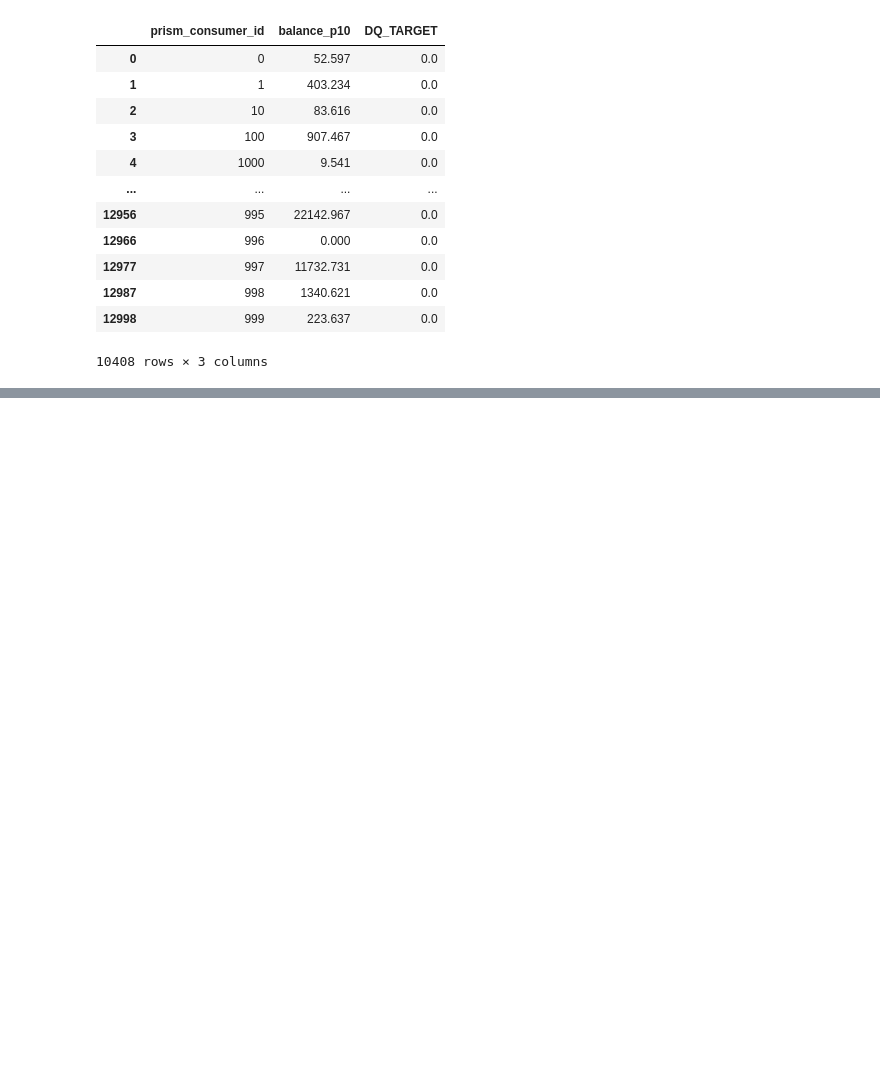
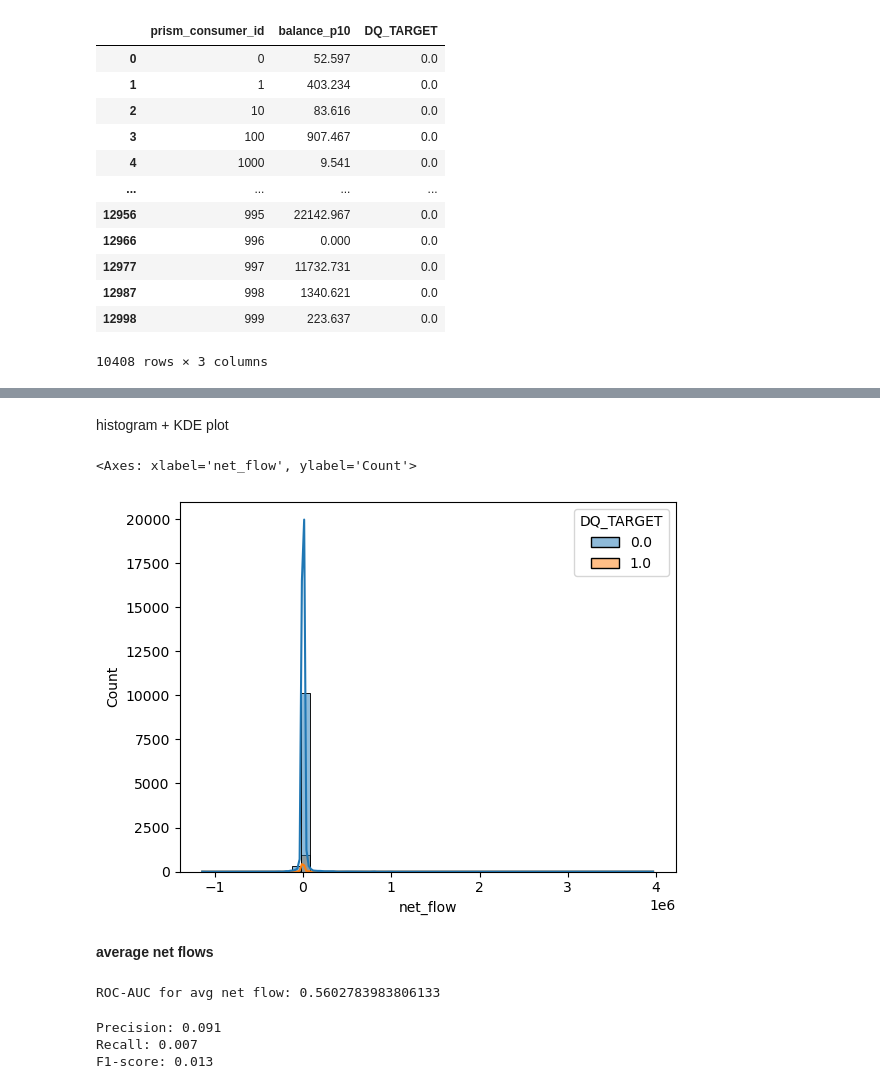
Before and after one commit to elliekwang/DSC180A_B01_2, a Jupyter notebook: Winter_2026/ellie_features.ipynb, the cells around one changed output, grey strips where cells are left out. Saved outputs shown, nothing was run; the diff lists cells and outputs as text; code cells hidden in the pictures; blank space fills up the shorter version.

```diff
--- a/Winter_2026/ellie_features.ipynb
+++ b/Winter_2026/ellie_features.ipynb
@@ -265,0 +362,23 @@ Mean balance ROC-AUC: 0.7170888661899897
+# %%
+full_df['posted_date'] = pd.to_datetime(full_df['posted_date'])
+
+net_flow_df = full_df.groupby('prism_consumer_id').apply(
+    lambda x: pd.Series({
+        'total_credit': x.loc[x['credit_or_debit'] == 'CREDIT', 'amount'].sum(),
+        'total_debit': x.loc[x['credit_or_debit'] == 'DEBIT', 'amount'].sum(),
+        'first_date': x['posted_date'].min(),
+        'last_date': x['posted_date'].max()
+    })
+).reset_index()
+
+net_flow_df['net_flow'] = net_flow_df['total_credit'] - net_flow_df['total_debit']
+net_flow_df['months_active'] = ((net_flow_df['last_date'] - net_flow_df['first_date']).dt.days / 30).apply(lambda x: max(x, 1))
+net_flow_df['avg_net_flow'] = net_flow_df['net_flow'] / net_flow_df['months_active']
+
+full_df = pd.merge(full_df, net_flow_df[['prism_consumer_id', 'net_flow', 'avg_net_flow']],
+                   on='prism_consumer_id', how='left')
+
+full_df = full_df.dropna(subset=['DQ_TARGET'])
+
+
+full_df[['prism_consumer_id', 'net_flow', 'avg_net_flow', 'DQ_TARGET']].drop_duplicates().head()
@@ -265,0 +460,9 @@ Mean balance ROC-AUC: 0.7170888661899897
+# %% [markdown]
+histogram + KDE plot
+# %%
+sns.histplot(data=model_df, x='net_flow', hue='DQ_TARGET', bins=50, kde=True)
+# %% [output]
+<Axes: xlabel='net_flow', ylabel='Count'>
+[figure, added]
+# %% [markdown]
+**average net flows**
@@ -265,0 +477,18 @@ Mean balance ROC-AUC: 0.7170888661899897
+# %%
+roc_auc = roc_auc_score(y_test, y_pred_proba)
+print("ROC-AUC for avg net flow:", roc_auc)
+# %% [output]
+ROC-AUC for avg net flow: 0.5602783983806133
+# %%
+y_pred = (y_pred_proba >= 0.1).astype(int)
+precision = precision_score(y_test, y_pred)
+recall = recall_score(y_test, y_pred)
+f1 = f1_score(y_test, y_pred)
+
+print(f"Precision: {precision:.3f}")
+print(f"Recall: {recall:.3f}")
+print(f"F1-score: {f1:.3f}")
+# %% [output]
+Precision: 0.091
+Recall: 0.007
+F1-score: 0.013
```
Also changed, not shown: parts of 31 cells of this notebook.
